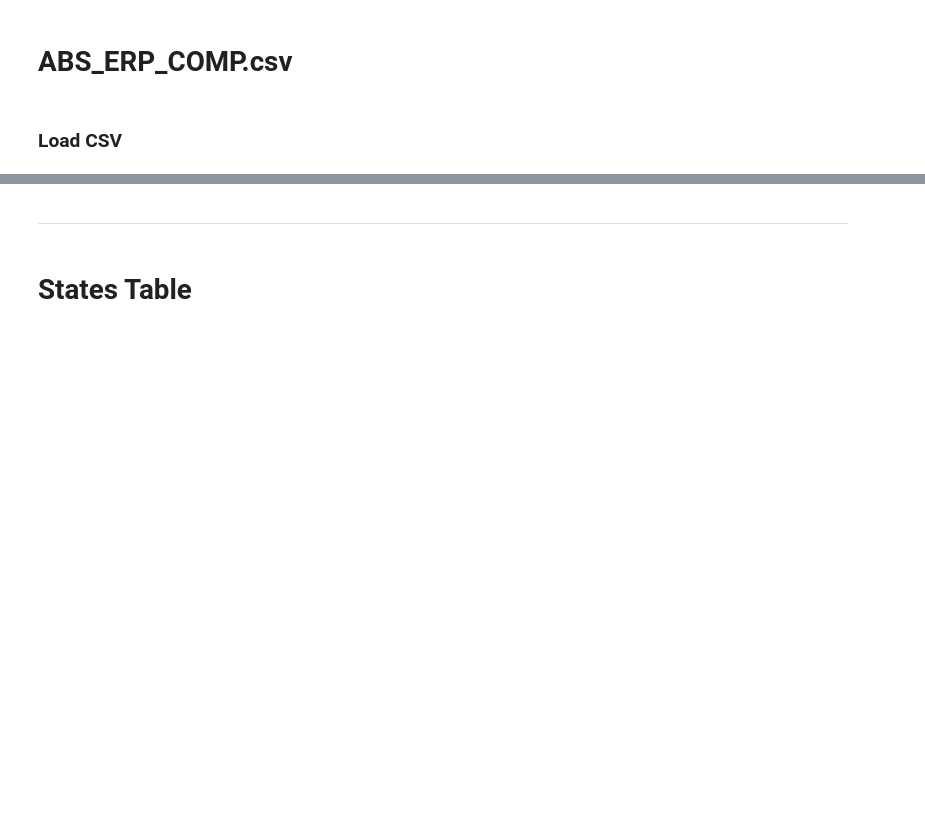
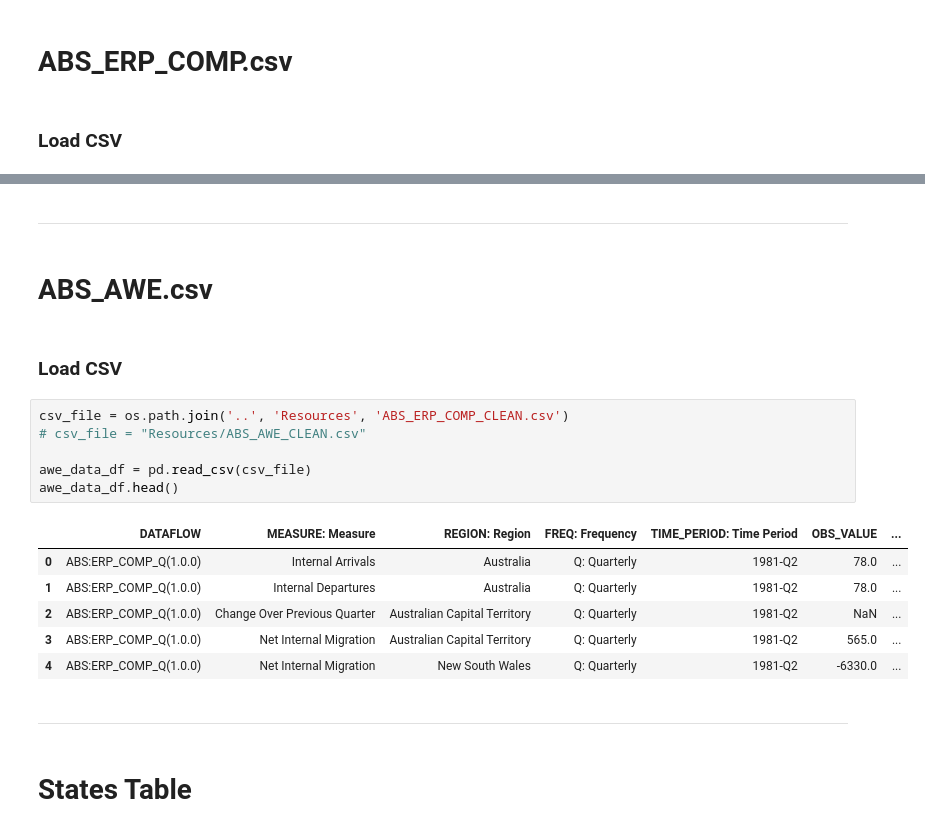
Before and after one commit to jonowood/Project_2, a Jupyter notebook: ETL/Clean_Test.ipynb, the cells around one changed output, grey strips where cells are left out. Drawn from its saved outputs; the diff is of its cells as text; blank space fills up the shorter version.

```diff
--- a/ETL/Clean_Test.ipynb
+++ b/ETL/Clean_Test.ipynb
@@ -24,3 +31,22 @@ erp_data_df.head()
+# %% [markdown]
+----------------------------------------
+# %% [markdown]
+# ABS_AWE.csv
+# %% [markdown]
+### Load CSV
+# %%
+csv_file = os.path.join('..', 'Resources', 'ABS_ERP_COMP_CLEAN.csv')
+# csv_file = "Resources/ABS_AWE_CLEAN.csv"
+
+awe_data_df = pd.read_csv(csv_file)
+awe_data_df.head()
+# %% [output]
+|  | DATAFLOW | MEASURE: Measure | REGION: Region | FREQ: Frequency | TIME_PERIOD: Time Period | OBS_VALUE | ... |
+| 0 | ABS:ERP_COMP_Q(1.0.0) | Internal Arrivals | Australia | Q: Quarterly | 1981-Q2 | 78.0 | ... |
+| 1 | ABS:ERP_COMP_Q(1.0.0) | Internal Departures | Australia | Q: Quarterly | 1981-Q2 | 78.0 | ... |
+| 2 | ABS:ERP_COMP_Q(1.0.0) | Change Over Previous Quarter | Australian Capital Territory | Q: Quarterly | 1981-Q2 | NaN | ... |
+| 3 | ABS:ERP_COMP_Q(1.0.0) | Net Internal Migration | Australian Capital Territory | Q: Quarterly | 1981-Q2 | 565.0 | ... |
+| 4 | ABS:ERP_COMP_Q(1.0.0) | Net Internal Migration | New South Wales | Q: Quarterly | 1981-Q2 | -6330.0 | ... |
 # %% [markdown]
 ----------------------------------------
 # %% [markdown]
```
Also changed, not shown: parts of 17 cells of this notebook.
